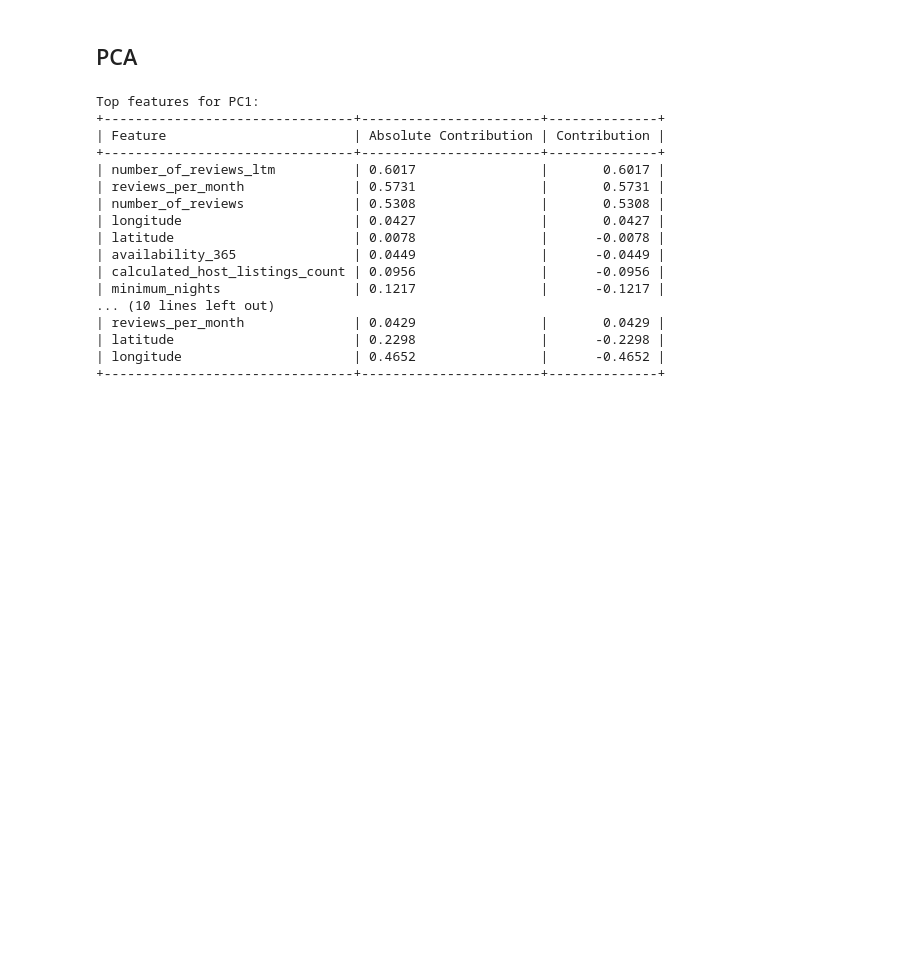
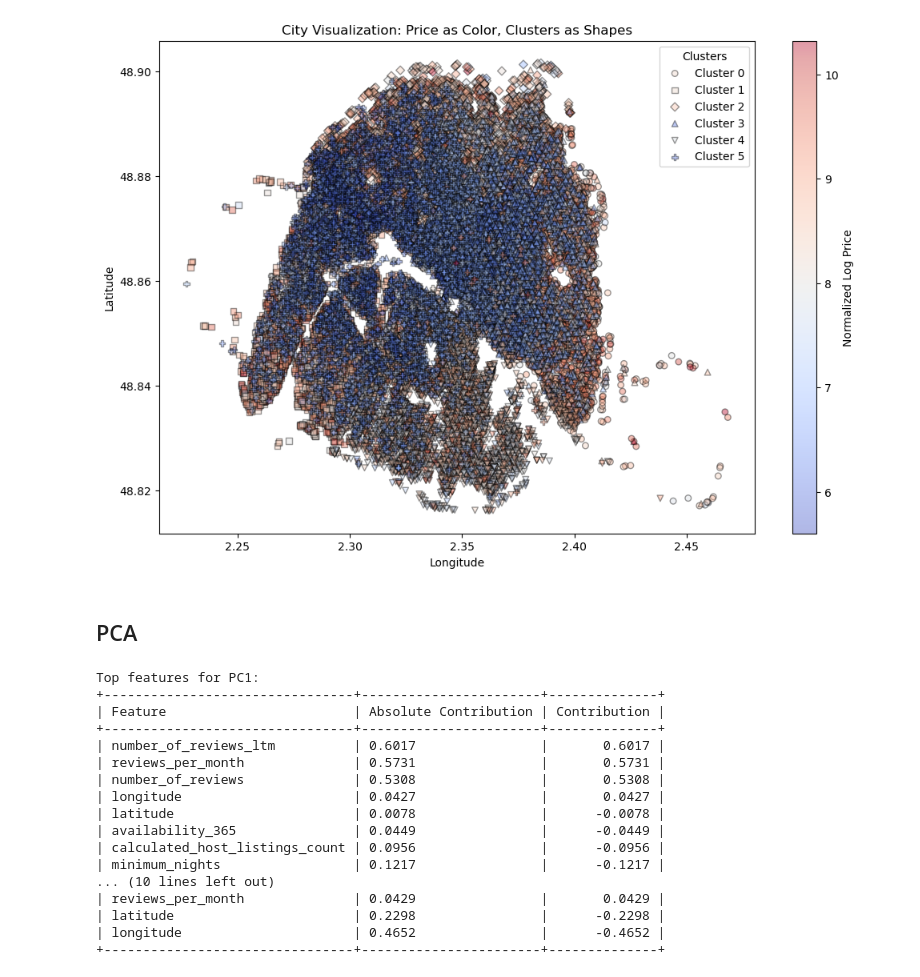
Before and after one commit to heinrichhegenbarth/KAN-CDSCO2004U_Machine_Learning_and_Deep_Learning, a Jupyter notebook: Assignment_1/assignment.ipynb, the cells around one changed output. Saved outputs shown, nothing was run; the diff lists cells and outputs as text; code cells hidden in the pictures; blank space fills up the shorter version.

```diff
--- a/Assignment_1/assignment.ipynb
+++ b/Assignment_1/assignment.ipynb
@@ -354,3 +309,31 @@ plt.show()
+# %%
+# Attempt to plot all 3 dimension in a 2D plot
+markers = ['o', 's', 'D', '^', 'v','P','*','p']
+
+plt.figure(figsize=(12, 8))
+
+# Loop through clusters & plot separately with different markers
+for cluster in np.unique(labels_pos):
+    mask = labels_pos == cluster  # Filter data for each cluster
+    plt.scatter(df_listings_num.longitude[mask], df_listings_num.latitude[mask],
+                c=df_listings_num.price_log[mask], cmap='coolwarm', alpha=0.4, edgecolors='k',
+                s=30, marker=markers[cluster % len(markers)], label=f'Cluster {cluster}')
+
+
+plt.xlabel('Longitude')
+plt.ylabel('Latitude')
+plt.title('City Visualization: Price as Color, Clusters as Shapes')
+
+cbar2 = plt.colorbar()
+cbar2.set_label("Normalized Log Price")
+plt.legend(title="Clusters")
+
+
+plt.show()
+# We left this plot out of the report due to the overplotting
+# However, it is interesting to see how the clusters are distributed in the city
+# %% [output]
+[figure, added]
 # %% [markdown]
 ## PCA
 # %%
```
Also changed, not shown: parts of 41 cells of this notebook.
